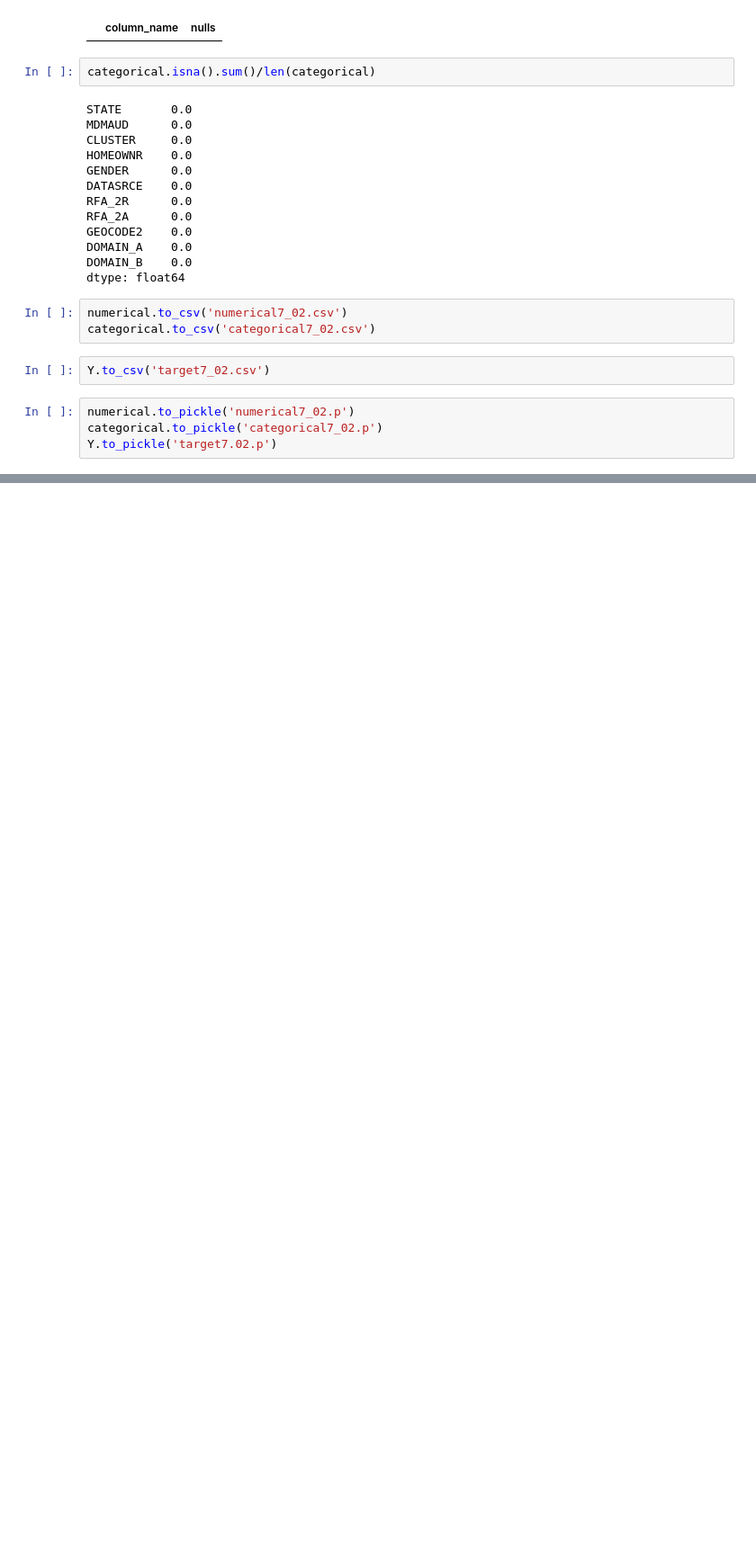
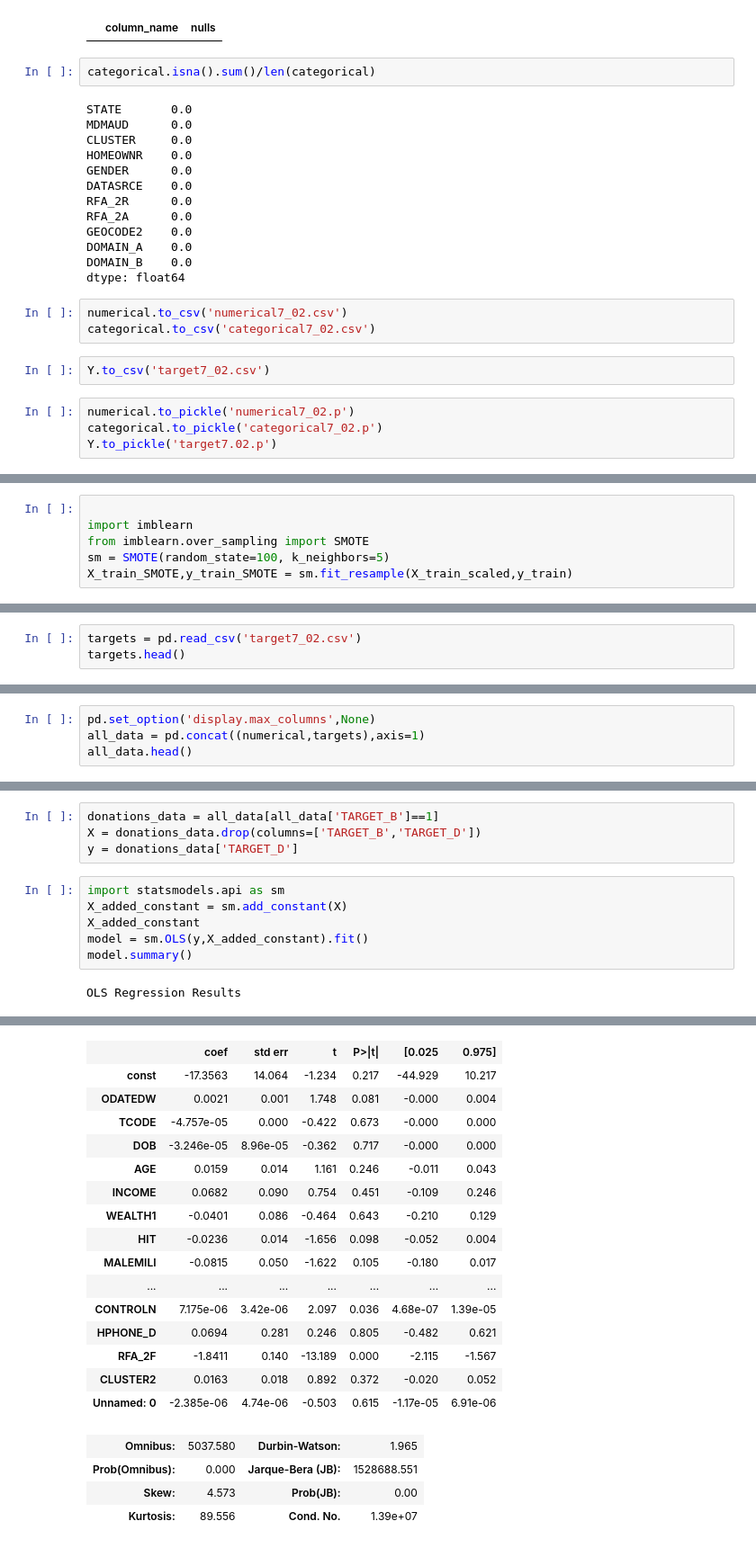
Before and after one commit to AyeeshaSiddikka/lab-revisiting-machine-learning, a Jupyter notebook: L. 7.01 7.02 original.ipynb, the cells around one changed output, grey strips where cells are left out. Shown at 90% size. Cells and saved outputs as stored; diff of their text form; blank space fills up the shorter version.

```diff
--- a/L. 7.01 7.02 original.ipynb
+++ b/L. 7.01 7.02 original.ipynb
@@ -1365,0 +1575,6 @@ Y.to_pickle('target7.02.p')
+# %%
+
+import imblearn
+from imblearn.over_sampling import SMOTE
+sm = SMOTE(random_state=100, k_neighbors=5)
+X_train_SMOTE,y_train_SMOTE = sm.fit_resample(X_train_scaled,y_train)
@@ -1365,0 +1619,3 @@ Y.to_pickle('target7.02.p')
+# %%
+targets = pd.read_csv('target7_02.csv')
+targets.head()
@@ -1365,0 +1629,4 @@ Y.to_pickle('target7.02.p')
+# %%
+pd.set_option('display.max_columns',None)
+all_data = pd.concat((numerical,targets),axis=1)
+all_data.head()
@@ -1365,0 +1640,12 @@ Y.to_pickle('target7.02.p')
+# %%
+donations_data = all_data[all_data['TARGET_B']==1]
+X = donations_data.drop(columns=['TARGET_B','TARGET_D'])
+y = donations_data['TARGET_D']
+# %%
+import statsmodels.api as sm
+X_added_constant = sm.add_constant(X)
+X_added_constant
+model = sm.OLS(y,X_added_constant).fit()
+model.summary()
+# %% [output]
+OLS Regression Results
@@ -1365,0 +1661,20 @@ Y.to_pickle('target7.02.p')
+|  | coef | std err | t | P>|t| | [0.025 | 0.975] |
+| const | -17.3563 | 14.064 | -1.234 | 0.217 | -44.929 | 10.217 |
+| ODATEDW | 0.0021 | 0.001 | 1.748 | 0.081 | -0.000 | 0.004 |
+| TCODE | -4.757e-05 | 0.000 | -0.422 | 0.673 | -0.000 | 0.000 |
+| DOB | -3.246e-05 | 8.96e-05 | -0.362 | 0.717 | -0.000 | 0.000 |
+| AGE | 0.0159 | 0.014 | 1.161 | 0.246 | -0.011 | 0.043 |
+| INCOME | 0.0682 | 0.090 | 0.754 | 0.451 | -0.109 | 0.246 |
+| WEALTH1 | -0.0401 | 0.086 | -0.464 | 0.643 | -0.210 | 0.129 |
+| HIT | -0.0236 | 0.014 | -1.656 | 0.098 | -0.052 | 0.004 |
+| MALEMILI | -0.0815 | 0.050 | -1.622 | 0.105 | -0.180 | 0.017 |
+| ... | ... | ... | ... | ... | ... | ... |
+| CONTROLN | 7.175e-06 | 3.42e-06 | 2.097 | 0.036 | 4.68e-07 | 1.39e-05 |
+| HPHONE_D | 0.0694 | 0.281 | 0.246 | 0.805 | -0.482 | 0.621 |
+| RFA_2F | -1.8411 | 0.140 | -13.189 | 0.000 | -2.115 | -1.567 |
+| CLUSTER2 | 0.0163 | 0.018 | 0.892 | 0.372 | -0.020 | 0.052 |
+| Unnamed: 0 | -2.385e-06 | 4.74e-06 | -0.503 | 0.615 | -1.17e-05 | 6.91e-06 |
+| Omnibus: | 5037.580 | Durbin-Watson: | 1.965 |
+| Prob(Omnibus): | 0.000 | Jarque-Bera (JB): | 1528688.551 |
+| Skew: | 4.573 | Prob(JB): | 0.00 |
+| Kurtosis: | 89.556 | Cond. No. | 1.39e+07 |
```
Also changed, not shown: parts of 39 cells of this notebook.
